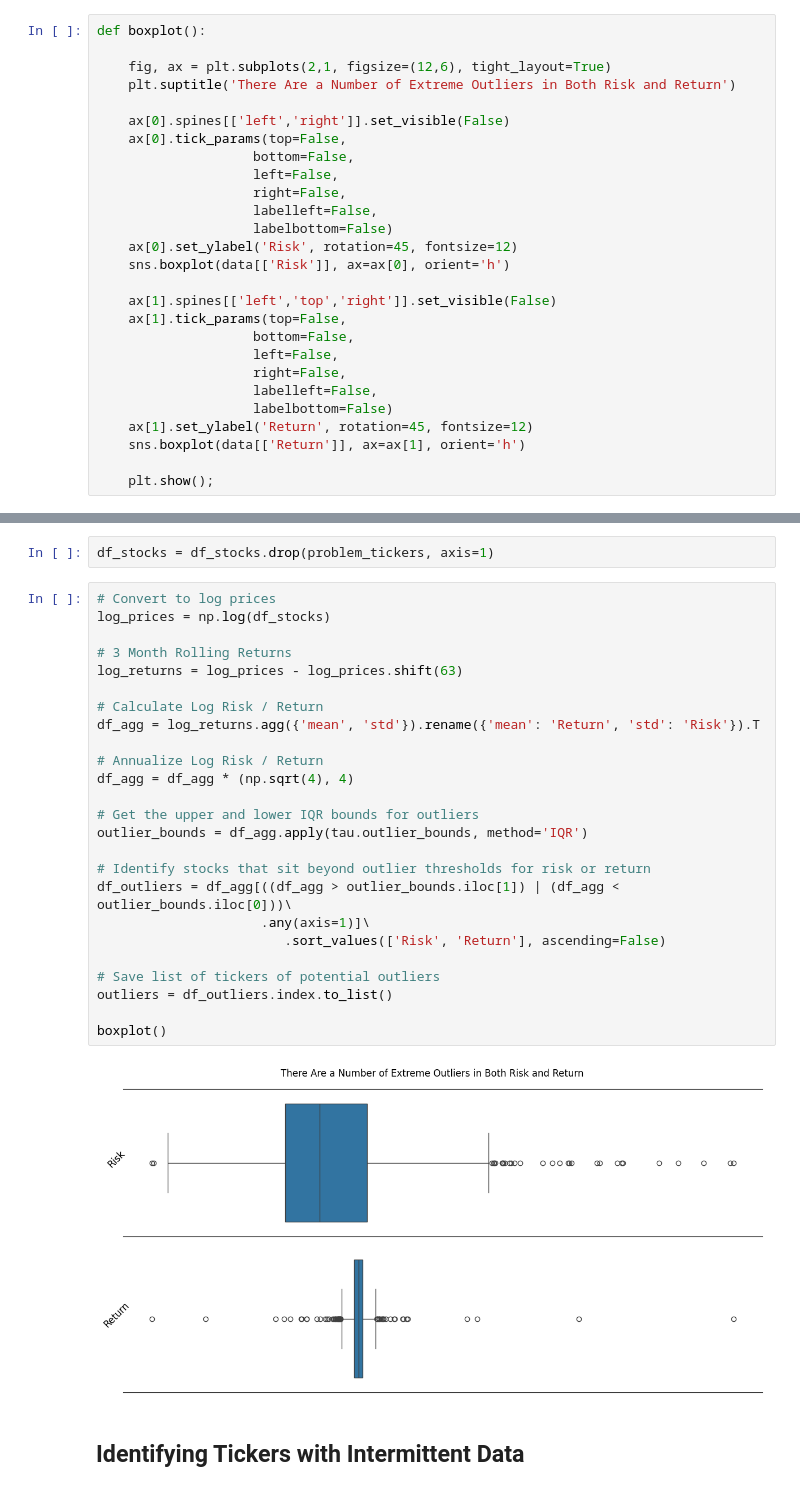
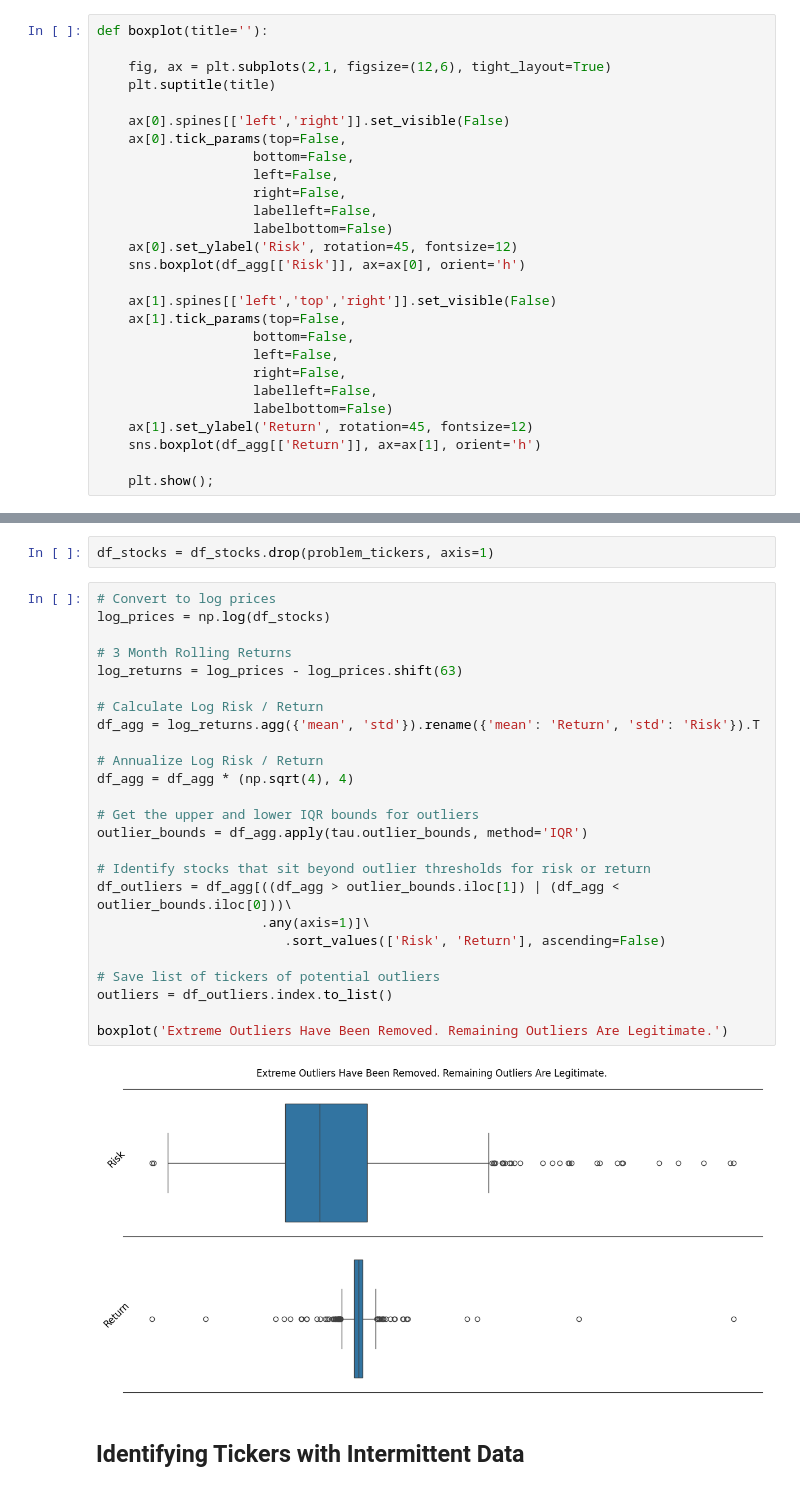
Before and after one commit to JamieW365/trading_algos, a Jupyter notebook: notebooks/data processing/identifying_outliers.ipynb, the cells around one changed output, grey strips where cells are left out. Saved outputs shown, nothing was run; the diff lists cells and outputs as text.

```diff
--- a/notebooks/data processing/identifying_outliers.ipynb
+++ b/notebooks/data processing/identifying_outliers.ipynb
@@ -54,10 +54,10 @@ ht(df_stocks)
 # %% [markdown]
 ## Identifying Outliers
 # %%
-def boxplot():
+def boxplot(title=''):
 
     fig, ax = plt.subplots(2,1, figsize=(12,6), tight_layout=True)
-    plt.suptitle('There Are a Number of Extreme Outliers in Both Risk and Return')
+    plt.suptitle(title)
 
     ax[0].spines[['left','right']].set_visible(False)
     ax[0].tick_params(top=False,
@@ -67,7 +67,7 @@ def boxplot():
                     labelleft=False,
                     labelbottom=False)
     ax[0].set_ylabel('Risk', rotation=45, fontsize=12)
-    sns.boxplot(data[['Risk']], ax=ax[0], orient='h')
+    sns.boxplot(df_agg[['Risk']], ax=ax[0], orient='h')
 
     ax[1].spines[['left','top','right']].set_visible(False)
     ax[1].tick_params(top=False,
@@ -77,7 +77,7 @@ def boxplot():
                     labelleft=False,
                     labelbottom=False)
     ax[1].set_ylabel('Return', rotation=45, fontsize=12)
-    sns.boxplot(data[['Return']], ax=ax[1], orient='h')
+    sns.boxplot(df_agg[['Return']], ax=ax[1], orient='h')
 
     plt.show();
 # %%
@@ -253,30 +245,30 @@ df_stocks = df_stocks.drop(problem_tickers, axis=1)
 # %%
 # Convert to log prices
 log_prices = np.log(df_stocks)
 
 # 3 Month Rolling Returns
 log_returns = log_prices - log_prices.shift(63)
 
 # Calculate Log Risk / Return
 df_agg = log_returns.agg({'mean', 'std'}).rename({'mean': 'Return', 'std': 'Risk'}).T
 
 # Annualize Log Risk / Return
 df_agg = df_agg * (np.sqrt(4), 4)
 
 # Get the upper and lower IQR bounds for outliers
 outlier_bounds = df_agg.apply(tau.outlier_bounds, method='IQR')
 
 # Identify stocks that sit beyond outlier thresholds for risk or return
 df_outliers = df_agg[((df_agg > outlier_bounds.iloc[1]) | (df_agg < outlier_bounds.iloc[0]))\
                      .any(axis=1)]\
                         .sort_values(['Risk', 'Return'], ascending=False)
 
 # Save list of tickers of potential outliers
 outliers = df_outliers.index.to_list()
 
-boxplot()
+boxplot('Extreme Outliers Have Been Removed. Remaining Outliers Are Legitimate.')
 # %% [output]
-[figure, old version]
+[figure, new version]
 # %% [markdown]
 ## Identifying Tickers with Intermittent Data
 # %%
```
Also changed, not shown: parts of 23 cells of this notebook.
